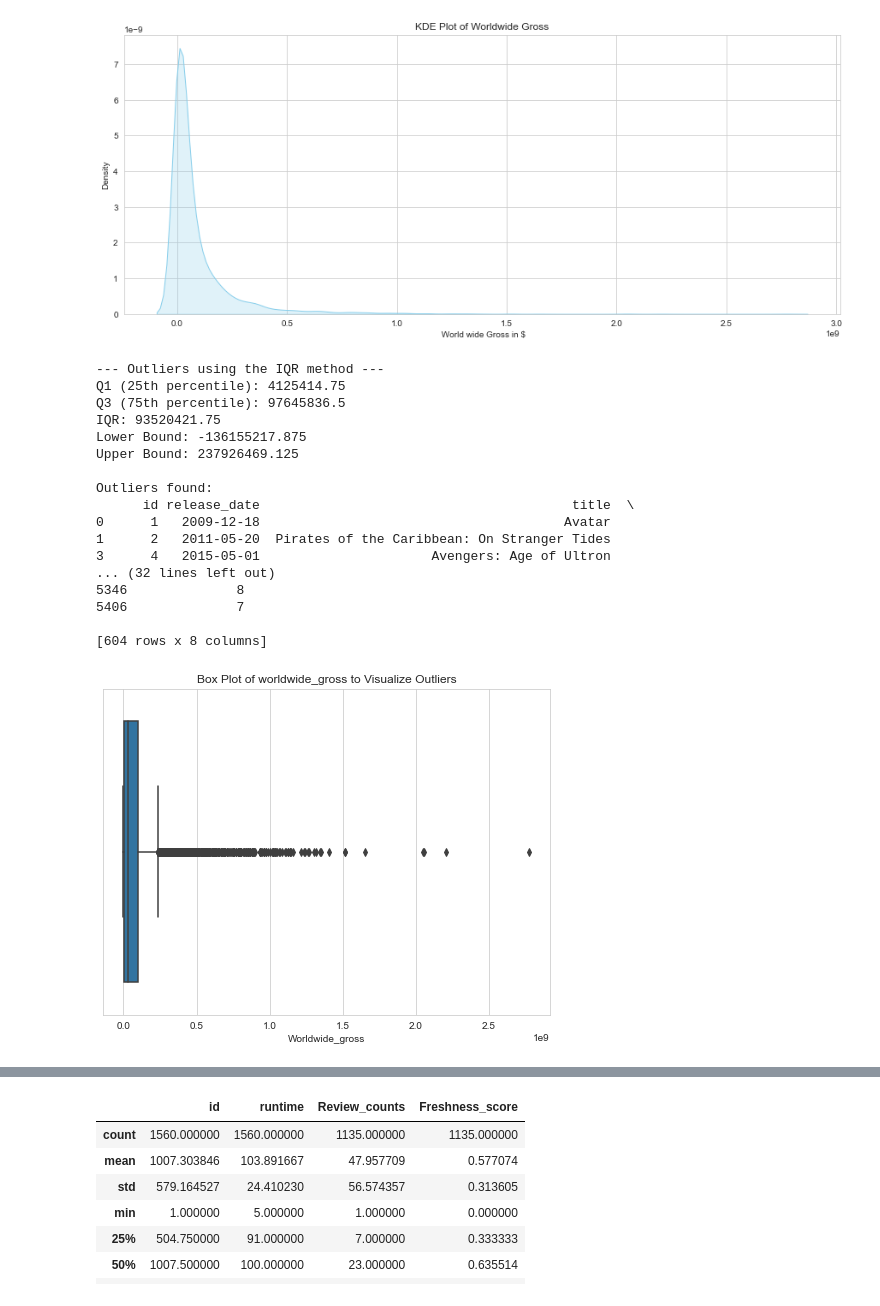
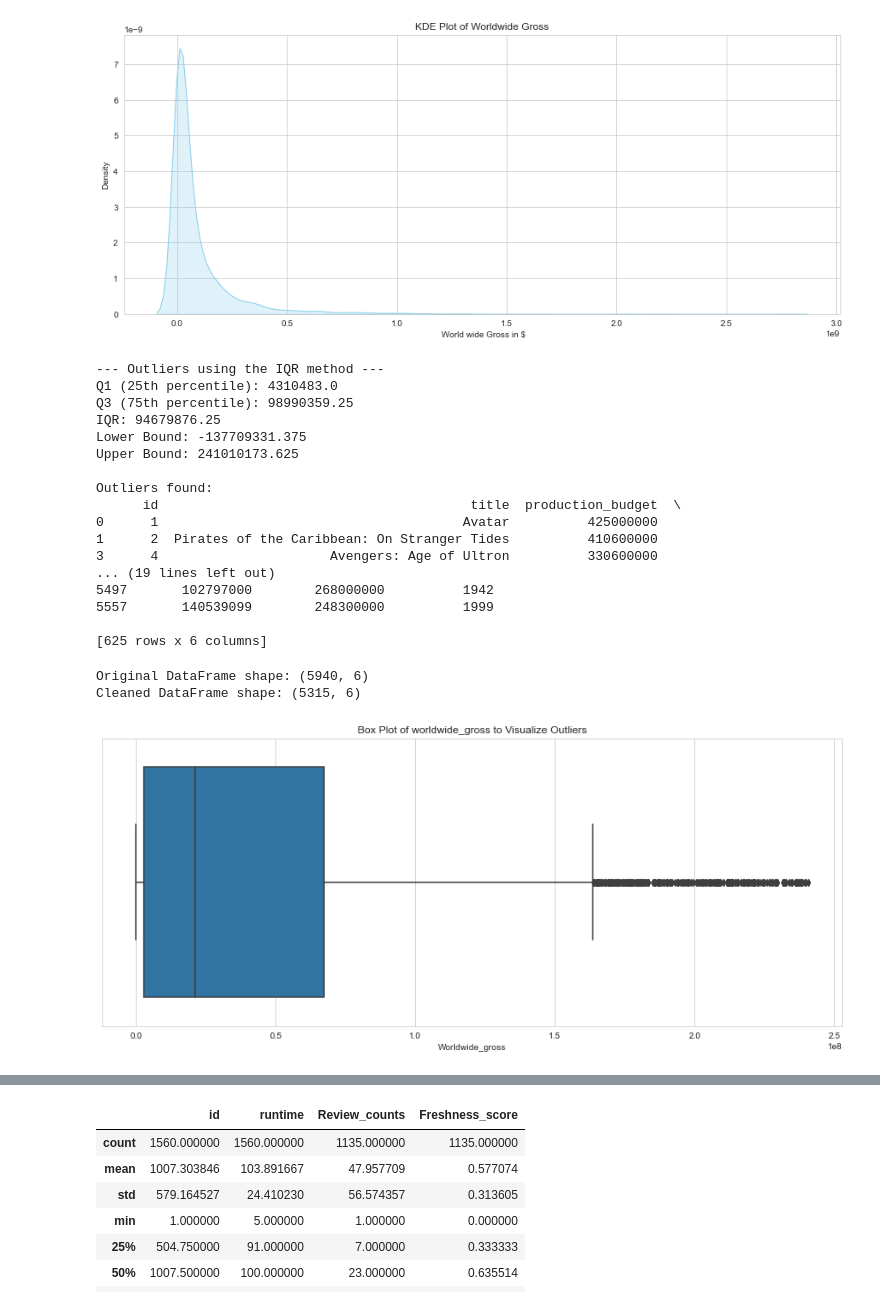
Before and after one commit to Bakley/Talanta-hela, a Jupyter notebook: notebooks/Data_Validation.ipynb, the cells around one changed output, grey strips where cells are left out. Saved outputs shown, nothing was run; the diff lists cells and outputs as text; code cells hidden in the pictures.

Commit message:
Validation without Outliers

```diff
--- a/notebooks/Data_Validation.ipynb
+++ b/notebooks/Data_Validation.ipynb
@@ -1165,8 +1334,8 @@ plt.show()
 [figure]
 # %%
 #IQR
-Q1 = df['worldwide_gross'].quantile(0.25)
-Q3 = df['worldwide_gross'].quantile(0.75)
+Q1 = tmdb_tn_merged['worldwide_gross'].quantile(0.25)
+Q3 = tmdb_tn_merged['worldwide_gross'].quantile(0.75)
 IQR = Q3 - Q1
 
 # Define the outlier bounds
@@ -1174,7 +1343,7 @@ lower_bound = Q1 - 1.5 * IQR
 upper_bound = Q3 + 1.5 * IQR
 
 # Find the outliers
-outliers = df[(df['worldwide_gross'] < lower_bound) | (df['worldwide_gross'] > upper_bound)]
+outliers = tmdb_tn_merged[(tmdb_tn_merged['worldwide_gross'] < lower_bound) | (tmdb_tn_merged['worldwide_gross'] > upper_bound)]
 
 print("--- Outliers using the IQR method ---")
 print(f"Q1 (25th percentile): {Q1}")
@@ -1190,27 +1359,36 @@ else:
     print("\nNo outliers found.")
 # %% [output]
 --- Outliers using the IQR method ---
-Q1 (25th percentile): 4125414.75
-Q3 (75th percentile): 97645836.5
-IQR: 93520421.75
-Lower Bound: -136155217.875
-Upper Bound: 237926469.125
+Q1 (25th percentile): 4310483.0
+Q3 (75th percentile): 98990359.25
+IQR: 94679876.25
+Lower Bound: -137709331.375
+Upper Bound: 241010173.625
 
 Outliers found:
-      id release_date                                        title  \
-0      1   2009-12-18                                       Avatar
-1      2   2011-05-20  Pirates of the Caribbean: On Stranger Tides
-3      4   2015-05-01                      Avengers: Age of Ultron
-... (32 lines left out)
-5346              8
-5406              7
+      id                                        title  production_budget  \
+0      1                                       Avatar          425000000
+1      2  Pirates of the Caribbean: On Stranger Tides          410600000
+3      4                      Avengers: Age of Ultron          330600000
+... (19 lines left out)
+5497       102797000        268000000          1942
+5557       140539099        248300000          1999
 
-[604 rows x 8 columns]
+[625 rows x 6 columns]
+# %%
+# Filter out the outliers and create a tmdb_tn_mereged, cleaned DataFrame
+tmdb_tn_merged_cleaned = tmdb_tn_merged[(tmdb_tn_merged['worldwide_gross'] >= lower_bound) & (tmdb_tn_merged['worldwide_gross'] <= upper_bound)]
+
+print("Original DataFrame shape:", tmdb_tn_merged.shape)
+print("Cleaned DataFrame shape:", tmdb_tn_merged_cleaned.shape)
+# %% [output]
+Original DataFrame shape: (5940, 6)
+Cleaned DataFrame shape: (5315, 6)
 # %%
-plt.figure(figsize=(8, 6))
-sns.boxplot(x=df['worldwide_gross'])
+plt.figure(figsize=(15, 6))
+sns.boxplot(x=tmdb_tn_merged_cleaned['worldwide_gross'])
 plt.title('Box Plot of worldwide_gross to Visualize Outliers')
 plt.xlabel('Worldwide_gross')
 plt.show()
 # %% [output]
-[figure, old version]
+[figure, new version]
```
Also changed, not shown: parts of 103 cells of this notebook.
